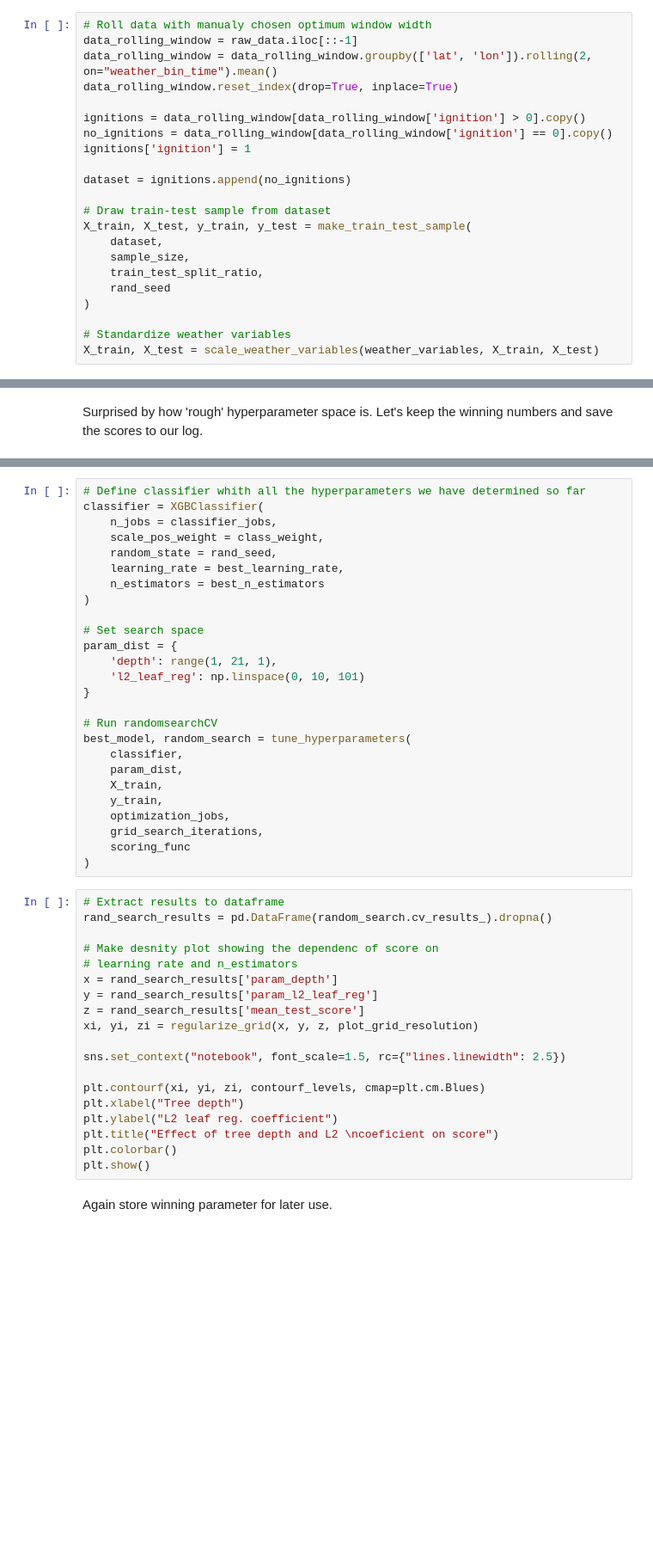
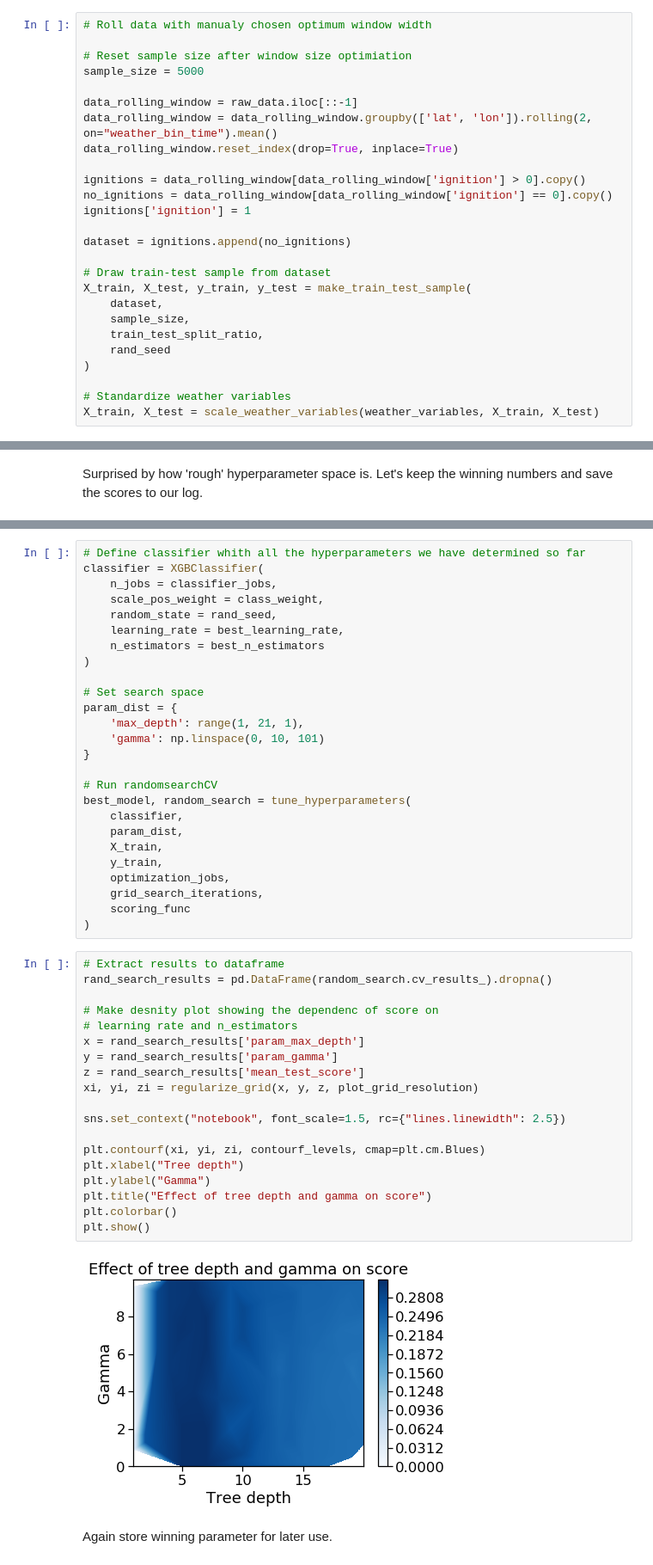
Before and after one commit to aristyogresearch/wildfire, a Jupyter notebook: notebooks/Untitled.ipynb, the cells around one changed output, grey strips where cells are left out. Shown at 86% size. Saved outputs shown, nothing was run; the diff lists cells and outputs as text; blank space fills up the shorter version.

```diff
--- a/notebooks/Untitled.ipynb
+++ b/notebooks/Untitled.ipynb
@@ -931,6 +971,10 @@ plt.show()
 OK, now that we have our window width decided, let's go ahead and roll the data with that width one last time so we have it to work with moving forwards.
 # %%
 # Roll data with manualy chosen optimum window width
+
+# Reset sample size after window size optimiation
+sample_size = 5000
+
 data_rolling_window = raw_data.iloc[::-1]
 data_rolling_window = data_rolling_window.groupby(['lat', 'lon']).rolling(2, on="weather_bin_time").mean()
 data_rolling_window.reset_index(drop=True, inplace=True)
@@ -1081,8 +1136,8 @@ classifier = XGBClassifier(
 
 # Set search space
 param_dist = {
-    'depth': range(1, 21, 1),
-    'l2_leaf_reg': np.linspace(0, 10, 101)
+    'max_depth': range(1, 21, 1),
+    'gamma': np.linspace(0, 10, 101)
 }
 
 # Run randomsearchCV
@@ -1098,21 +1153,23 @@ best_model, random_search = tune_hyperparameters(
 # %%
 # Extract results to dataframe
 rand_search_results = pd.DataFrame(random_search.cv_results_).dropna()
 
 # Make desnity plot showing the dependenc of score on
 # learning rate and n_estimators
-x = rand_search_results['param_depth']
-y = rand_search_results['param_l2_leaf_reg']
+x = rand_search_results['param_max_depth']
+y = rand_search_results['param_gamma']
 z = rand_search_results['mean_test_score']
 xi, yi, zi = regularize_grid(x, y, z, plot_grid_resolution)
 
 sns.set_context("notebook", font_scale=1.5, rc={"lines.linewidth": 2.5})
 
 plt.contourf(xi, yi, zi, contourf_levels, cmap=plt.cm.Blues)
 plt.xlabel("Tree depth")
-plt.ylabel("L2 leaf reg. coefficient")
-plt.title("Effect of tree depth and L2 \ncoeficient on score")
+plt.ylabel("Gamma")
+plt.title("Effect of tree depth and gamma on score")
 plt.colorbar()
 plt.show()
+# %% [output]
+[figure, added]
 # %% [markdown]
 Again store winning parameter for later use.
```
Also changed, not shown: parts of 14 cells of this notebook.
